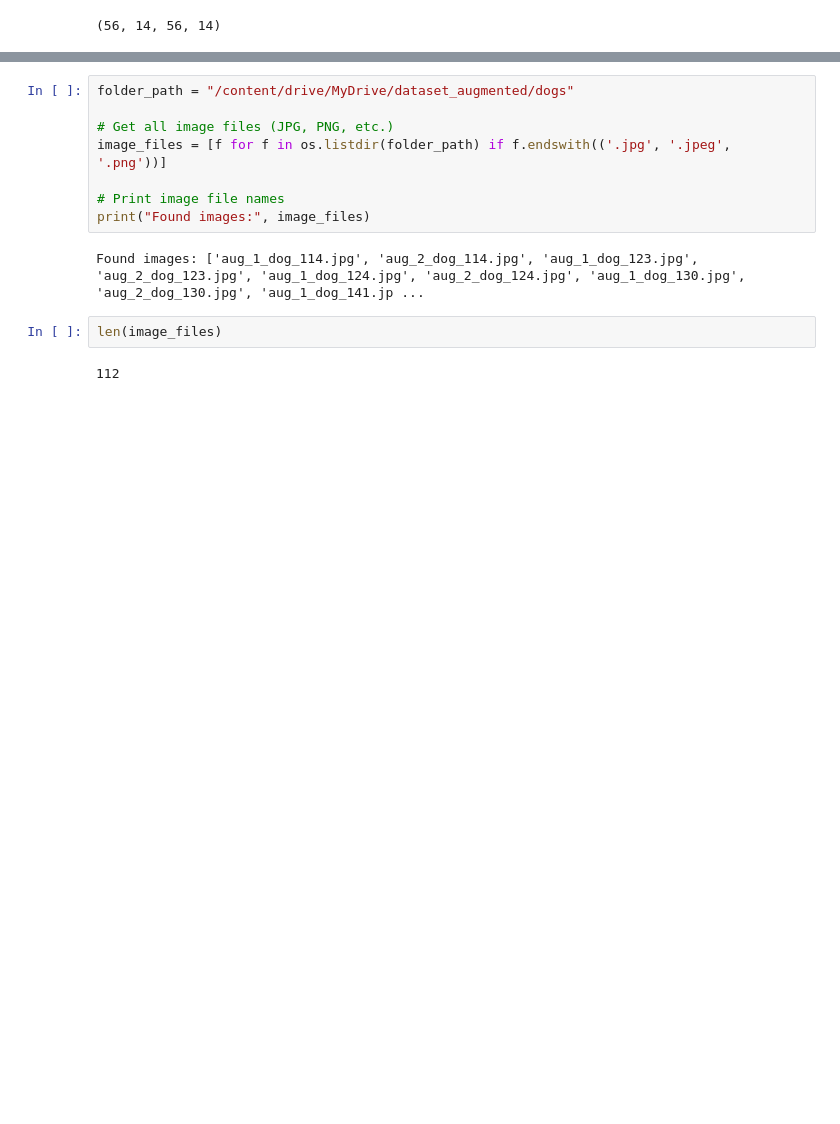
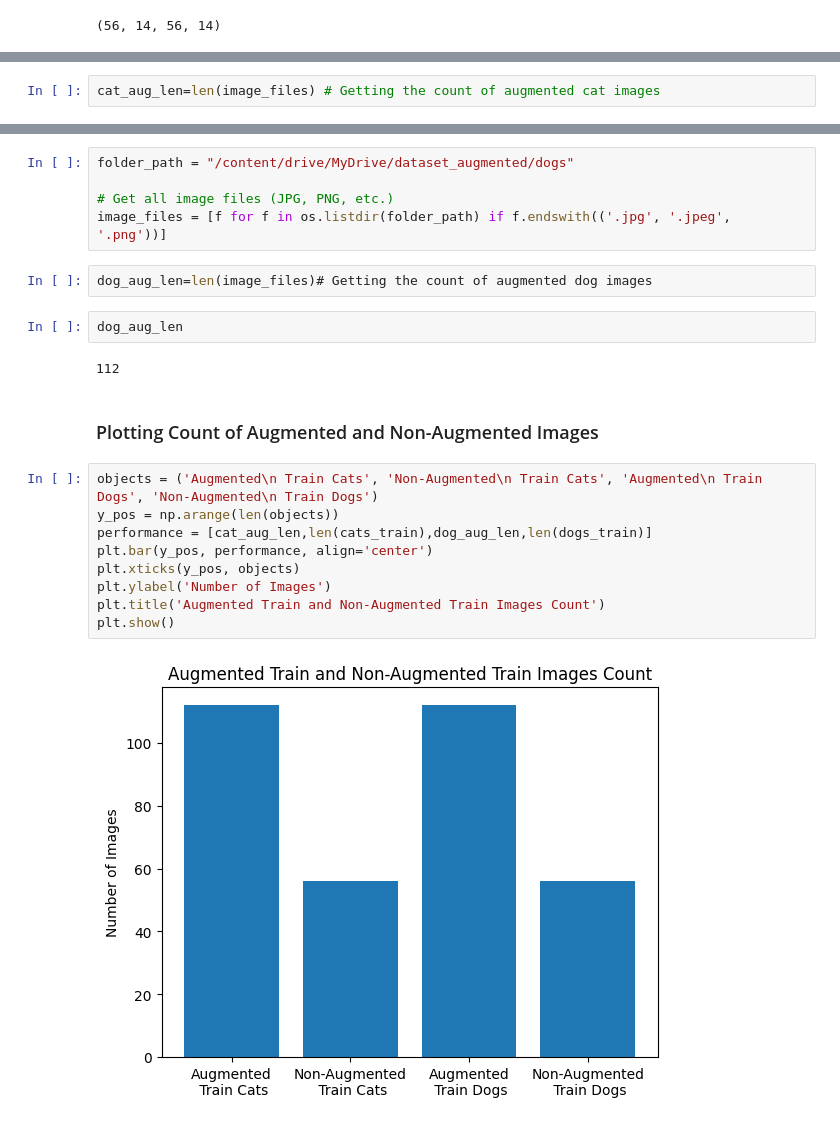
Before and after one commit to PraneelUJ/CS203_Lab_5, a Jupyter notebook: assignment.ipynb, the cells around one changed output, grey strips where cells are left out. Drawn from its saved outputs; the diff is of its cells as text; blank space fills up the shorter version.

```diff
--- a/assignment.ipynb
+++ b/assignment.ipynb
@@ -174,0 +170,2 @@ len(image_files)
+# %%
+cat_aug_len=len(image_files) # Getting the count of augmented cat images
@@ -197,12 +198,22 @@ folder_path = "/content/drive/MyDrive/dataset_augmented/dogs"
 
 # Get all image files (JPG, PNG, etc.)
 image_files = [f for f in os.listdir(folder_path) if f.endswith(('.jpg', '.jpeg', '.png'))]
-
-# Print image file names
-print("Found images:", image_files)
-# %% [output]
-Found images: ['aug_1_dog_114.jpg', 'aug_2_dog_114.jpg', 'aug_1_dog_123.jpg', 'aug_2_dog_123.jpg', 'aug_1_dog_124.jpg', 'aug_2_dog_124.jpg', 'aug_1_dog_130.jpg', 'aug_2_dog_130.jpg', 'aug_1_dog_141.jp ...
-# %%
-len(image_files)
-# %% [output]
-112
+# %%
+dog_aug_len=len(image_files)# Getting the count of augmented dog images
+# %%
+dog_aug_len
+# %% [output]
+112
+# %% [markdown]
+### Plotting Count of Augmented and Non-Augmented Images
+# %%
+objects = ('Augmented\n Train Cats', 'Non-Augmented\n Train Cats', 'Augmented\n Train Dogs', 'Non-Augmented\n Train Dogs')
+y_pos = np.arange(len(objects))
+performance = [cat_aug_len,len(cats_train),dog_aug_len,len(dogs_train)]
+plt.bar(y_pos, performance, align='center')
+plt.xticks(y_pos, objects)
+plt.ylabel('Number of Images')
+plt.title('Augmented Train and Non-Augmented Train Images Count')
+plt.show()
+# %% [output]
+[figure, added]
```
Also changed, not shown: parts of 13 cells of this notebook.
